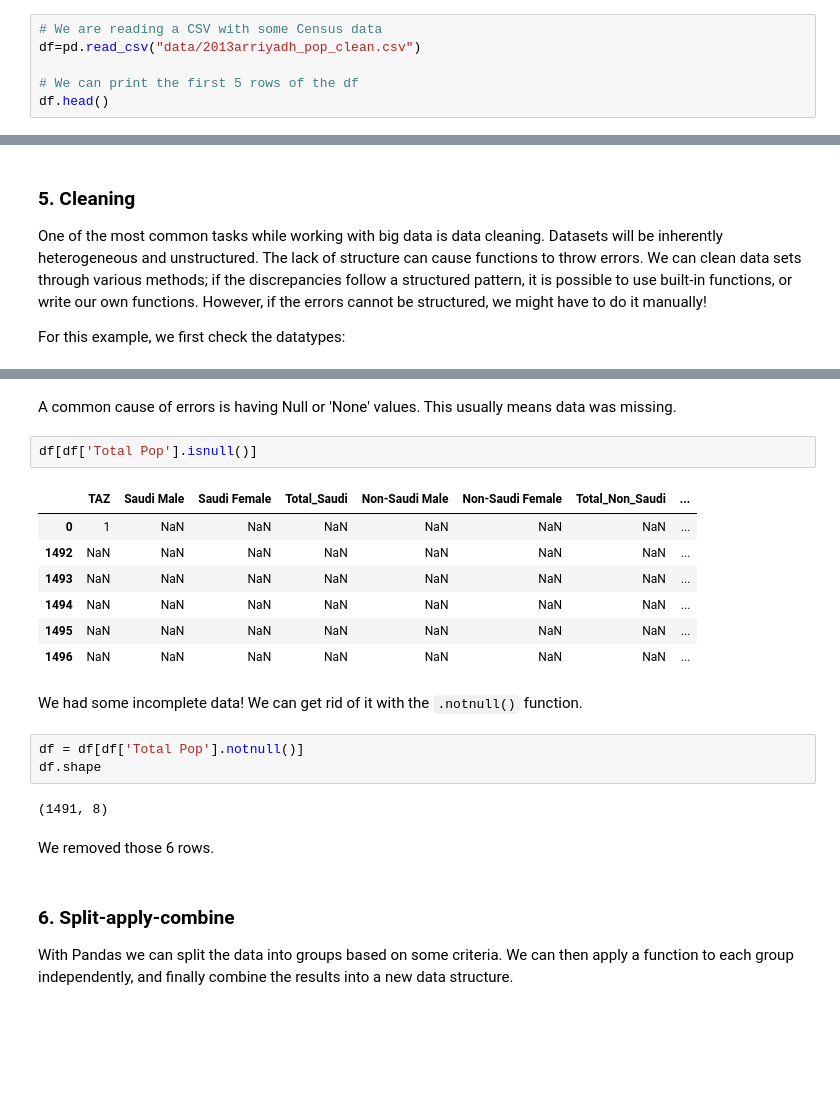
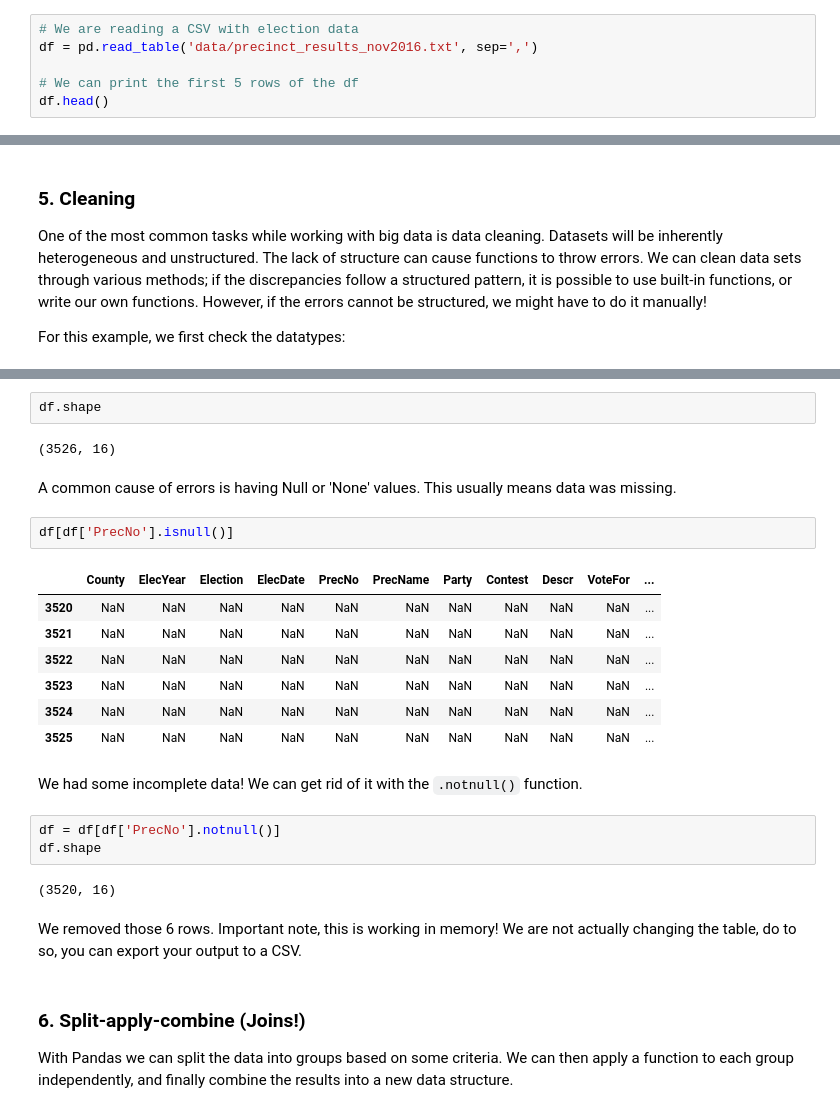
Before and after one commit to civic-data-design-lab/big-data-spring2017, a Jupyter notebook: week3/02. Pandas Introduction.ipynb, the cells around one changed output, grey strips where cells are left out. Cells and saved outputs as stored; diff of their text form; blank space fills up the shorter version.

```diff
--- a/week3/02. Pandas Introduction.ipynb
+++ b/week3/02. Pandas Introduction.ipynb
@@ -60,6 +95,6 @@ http://pandas.pydata.org/pandas-docs/version/0.15.2/io.html
 # %%
-# We are reading a CSV with some Census data
-df=pd.read_csv("data/2013arriyadh_pop_clean.csv")
+# We are reading a CSV with election data
+df = pd.read_table('data/precinct_results_nov2016.txt', sep=',')
 
 # We can print the first 5 rows of the df
 df.head()
@@ -233,27 +443,32 @@ Total Pop           float64
 dtype: object
+# %%
+df.shape
+# %% [output]
+(3526, 16)
 # %% [markdown]
 A common cause of errors is having Null or 'None' values. This usually means data was missing.
 # %%
-df[df['Total Pop'].isnull()]
+df[df['PrecNo'].isnull()]
 # %% [output]
-|  | TAZ | Saudi Male | Saudi Female | Total_Saudi | Non-Saudi Male | Non-Saudi Female | Total_Non_Saudi | ... |
-| 0 | 1 | NaN | NaN | NaN | NaN | NaN | NaN | ... |
-| 1492 | NaN | NaN | NaN | NaN | NaN | NaN | NaN | ... |
-| 1493 | NaN | NaN | NaN | NaN | NaN | NaN | NaN | ... |
-| 1494 | NaN | NaN | NaN | NaN | NaN | NaN | NaN | ... |
-| 1495 | NaN | NaN | NaN | NaN | NaN | NaN | NaN | ... |
-| 1496 | NaN | NaN | NaN | NaN | NaN | NaN | NaN | ... |
+|  | County | ElecYear | Election | ElecDate | PrecNo | PrecName | Party | Contest | Descr | VoteFor | ... |
+| 3520 | NaN | NaN | NaN | NaN | NaN | NaN | NaN | NaN | NaN | NaN | ... |
+| 3521 | NaN | NaN | NaN | NaN | NaN | NaN | NaN | NaN | NaN | NaN | ... |
+| 3522 | NaN | NaN | NaN | NaN | NaN | NaN | NaN | NaN | NaN | NaN | ... |
+| 3523 | NaN | NaN | NaN | NaN | NaN | NaN | NaN | NaN | NaN | NaN | ... |
+| 3524 | NaN | NaN | NaN | NaN | NaN | NaN | NaN | NaN | NaN | NaN | ... |
+| 3525 | NaN | NaN | NaN | NaN | NaN | NaN | NaN | NaN | NaN | NaN | ... |
 # %% [markdown]
 We had some incomplete data! We can get rid of it with the `.notnull()` function.
 # %%
-df = df[df['Total Pop'].notnull()]
+df = df[df['PrecNo'].notnull()]
 df.shape
 # %% [output]
-(1491, 8)
+(3520, 16)
-# %% [markdown]
-We removed those 6 rows.
+# %% [markdown]
+We removed those 6 rows. Important note, this is working in memory! We are not actually changing the table, do to so, you can export your output to a CSV.
 # %% [markdown]
-### 6. Split-apply-combine
+### 6. Split-apply-combine (Joins!)
+
 With Pandas we can split the data into groups based on some criteria. We can then apply a function to each group independently, and finally combine the results into a new data structure.
 # %% [markdown]
 <img src=http://i.imgur.com/yjNkiwL.png></img>
```
Also changed, not shown: parts of 75 cells of this notebook, 5 other files.
